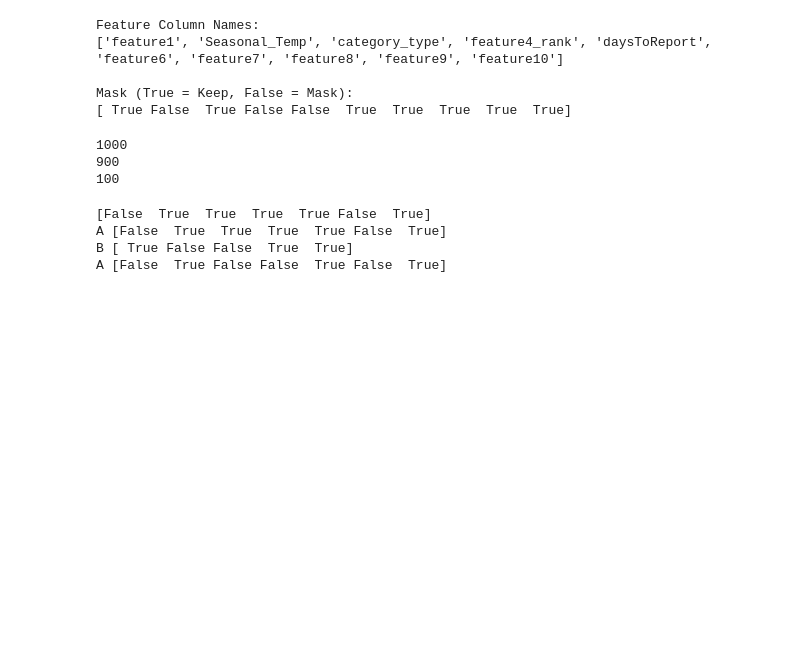
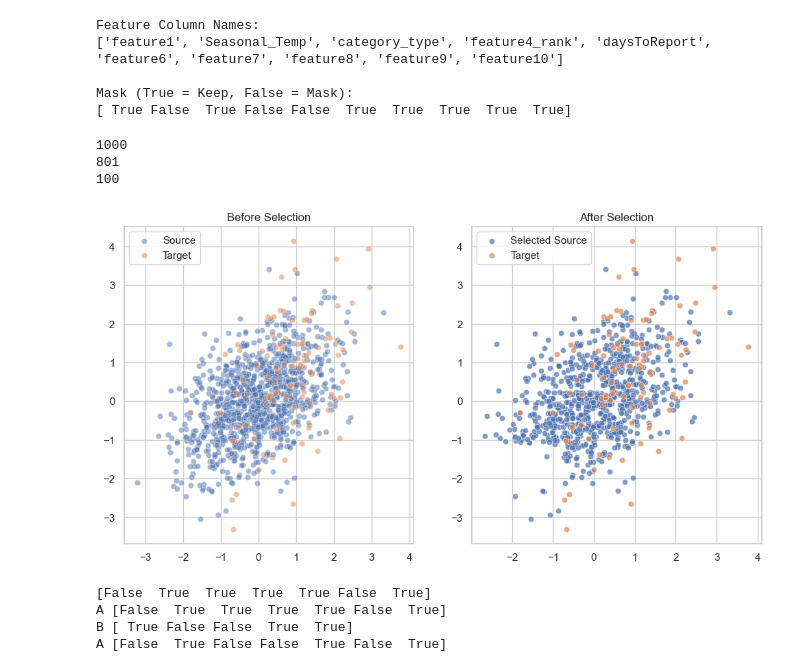
Before and after one commit to KImeriGitHub/RandomOdyssey, a Jupyter notebook: notebooks/sandbox.ipynb, the cells around one changed output. Cells and saved outputs as stored; diff of their text form; code cells hidden in the pictures; blank space fills up the shorter version.

```diff
--- a/notebooks/sandbox.ipynb
+++ b/notebooks/sandbox.ipynb
@@ -124,6 +258,8 @@ import seaborn as sns
 import matplotlib.pyplot as plt
 from sklearn.linear_model import LogisticRegression
 from sklearn.neighbors import NearestNeighbors
+from sklearn.neighbors import KernelDensity
+import lightgbm as lgb
 
 def select_source_subset(source_X, target_X, fraction=0.9, random_state=None):
     source_X, target_X = map(np.asarray, (source_X, target_X))
@@ -132,7 +268,19 @@ def select_source_subset(source_X, target_X, fraction=0.9, random_state=None):
     combined_X = np.vstack((source_X, target_X))
     combined_y = np.concatenate((np.zeros(n_source), np.ones(len(target_X))))
 
-    model = LogisticRegression(solver='lbfgs', max_iter=1000, random_state=random_state)
+    lgb_params  = {
+        'verbosity': -1,
+        'n_jobs': -1,
+        'is_unbalance': True,
+        'objective': 'binary',
+        'n_estimators': 16000,
+        'num_leaves': 1024*4,
+        'max_depth': 30,
+        'learning_rate': 0.1,
+        'random_state': 41,
+    }
+
+    model = lgb.LGBMClassifier(**lgb_params)
     model.fit(combined_X, combined_y)
 
     scores = model.predict_proba(combined_X)[:, 1]
@@ -140,40 +288,44 @@ def select_source_subset(source_X, target_X, fraction=0.9, random_state=None):
                                                  .kneighbors(scores[:n_source].reshape(-1,1))
     distances = distances.ravel()
     cutoff = np.quantile(distances, fraction)
-    return distances <= cutoff
+
+    scores = model.predict_proba(source_X)[:, 1]
+    cutoff = np.quantile(scores, 1-fraction)
+    return scores >= cutoff
 
 # Generate synthetic data
 sns.set(style="whitegrid")
 np.random.seed(42)
 source_X = np.random.multivariate_normal([0, 0], [[1, 0.5],[0.5, 1]], 1000)
-target_X = np.random.multivariate_normal([1, 1], [[1, 0.5],[0.5, 1]], 100)
+target_X = np.random.multivariate_normal([0.9, 0.9], [[1, 0.5],[0.5, 2]], 100)
 
 # Select subset
-mask = select_source_subset(source_X, target_X, fraction=0.9, random_state=42)
+mask = select_source_subset(source_X, target_X, fraction=0.8, random_state=42)
 selected_source = source_X[mask]
 print(len(source_X))
 print(len(selected_source))
 print(len(target_X))
 
 # Plotting
 plt.figure(figsize=(12, 6))
 
 plt.subplot(1, 2, 1)
 sns.scatterplot(x=source_X[:,0], y=source_X[:,1], label='Source', alpha=0.5)
 sns.scatterplot(x=target_X[:,0], y=target_X[:,1], label='Target', alpha=0.5)
 plt.title('Before Selection')
 
 plt.subplot(1, 2, 2)
 sns.scatterplot(x=selected_source[:,0], y=selected_source[:,1], label='Selected Source', alpha=0.7)
 sns.scatterplot(x=target_X[:,0], y=target_X[:,1], label='Target', alpha=0.7)
 plt.title('After Selection')
 
 plt.legend()
 plt.show()
 # %% [output]
 1000
-900
+801
 100
+[figure, added]
 # %%
 # Quantile Matching Example Notebook
 
```
Also changed, not shown: parts of 2 cells of this notebook, 4 other files.
